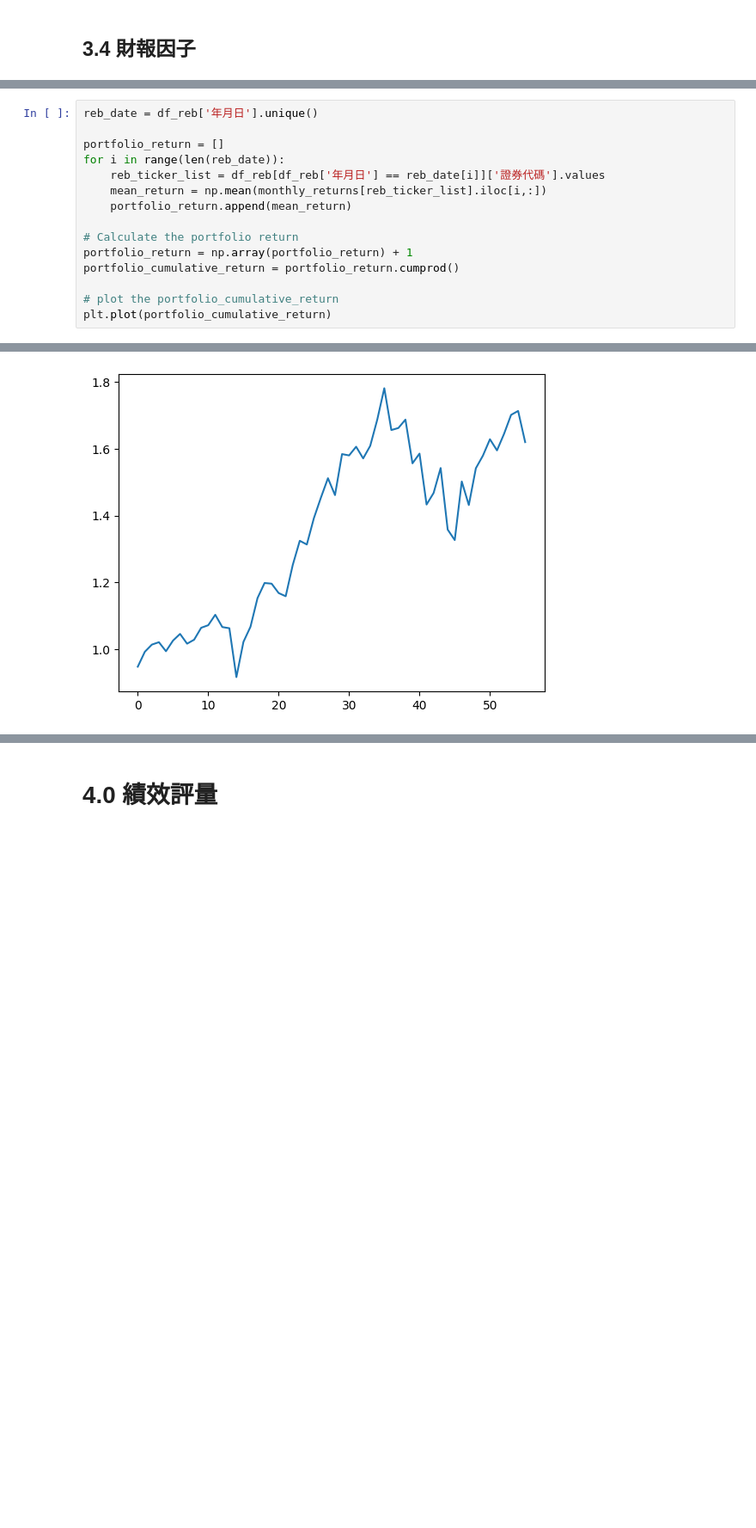
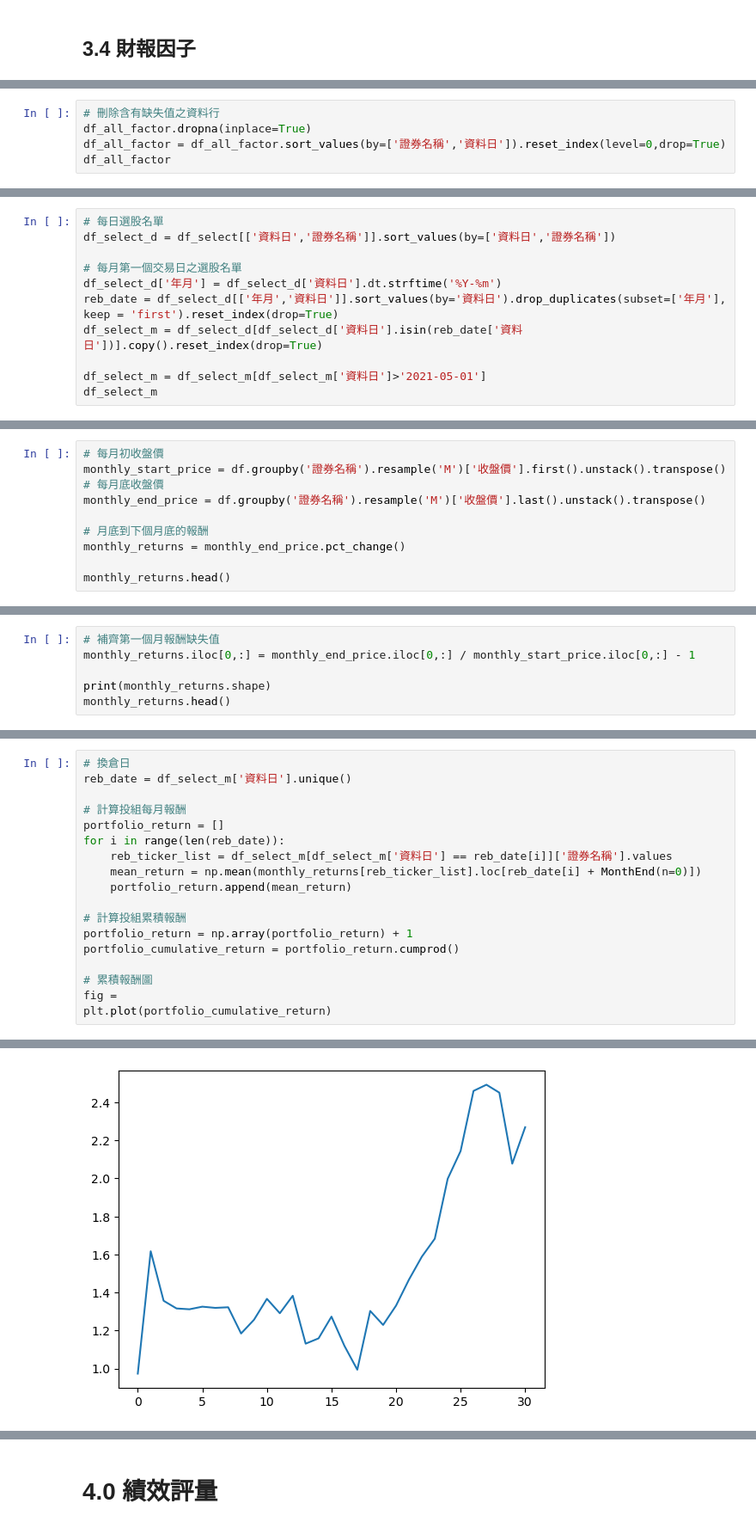
Before and after one commit to Wayne0807/FCU, a Jupyter notebook: 課堂練習.ipynb, the cells around one changed output, grey strips where cells are left out. Shown: that part at 86% size. Cells and saved outputs as stored; diff of their text form; blank space fills up the shorter version.

```diff
--- a/課堂練習.ipynb
+++ b/課堂練習.ipynb
@@ -556,0 +778,5 @@ df_rank.reset_index(drop=True, inplace=True)
+# %%
+# 刪除含有缺失值之資料行
+df_all_factor.dropna(inplace=True)
+df_all_factor = df_all_factor.sort_values(by=['證券名稱','資料日']).reset_index(level=0,drop=True)
+df_all_factor
@@ -556,0 +831,11 @@ df_rank.reset_index(drop=True, inplace=True)
+# %%
+# 每日選股名單
+df_select_d = df_select[['資料日','證券名稱']].sort_values(by=['資料日','證券名稱'])
+
+# 每月第一個交易日之選股名單
+df_select_d['年月'] = df_select_d['資料日'].dt.strftime('%Y-%m')
+reb_date = df_select_d[['年月','資料日']].sort_values(by='資料日').drop_duplicates(subset=['年月'], keep = 'first').reset_index(drop=True)
+df_select_m = df_select_d[df_select_d['資料日'].isin(reb_date['資料日'])].copy().reset_index(drop=True)
+
+df_select_m = df_select_m[df_select_m['資料日']>'2021-05-01']
+df_select_m
@@ -642,0 +876,10 @@ df_reb.head()
+# %%
+# 每月初收盤價
+monthly_start_price = df.groupby('證券名稱').resample('M')['收盤價'].first().unstack().transpose()
+# 每月底收盤價
+monthly_end_price = df.groupby('證券名稱').resample('M')['收盤價'].last().unstack().transpose()
+
+# 月底到下個月底的報酬
+monthly_returns = monthly_end_price.pct_change()
+
+monthly_returns.head()
@@ -642,0 +895,6 @@ df_reb.head()
+# %%
+# 補齊第一個月報酬缺失值
+monthly_returns.iloc[0,:] = monthly_end_price.iloc[0,:] / monthly_start_price.iloc[0,:] - 1
+
+print(monthly_returns.shape)
+monthly_returns.head()
@@ -643,21 +911,24 @@ df_reb.head()
 # %%
-reb_date = df_reb['年月日'].unique()
+# 換倉日
+reb_date = df_select_m['資料日'].unique()
 
+# 計算投組每月報酬
 portfolio_return = []
 for i in range(len(reb_date)):
-    reb_ticker_list = df_reb[df_reb['年月日'] == reb_date[i]]['證券代碼'].values
-    mean_return = np.mean(monthly_returns[reb_ticker_list].iloc[i,:])
+    reb_ticker_list = df_select_m[df_select_m['資料日'] == reb_date[i]]['證券名稱'].values
+    mean_return = np.mean(monthly_returns[reb_ticker_list].loc[reb_date[i] + MonthEnd(n=0)])
     portfolio_return.append(mean_return)
 
-# Calculate the portfolio return
+# 計算投組累積報酬
 portfolio_return = np.array(portfolio_return) + 1
 portfolio_cumulative_return = portfolio_return.cumprod()
 
-# plot the portfolio_cumulative_return
+# 累積報酬圖
+fig =
 plt.plot(portfolio_cumulative_return)
 # %% [output]
 [<matplotlib.lines.Line2D at 0x...>]
-[figure, old version]
+[figure, new version]
 # %% [markdown]
 ### 課堂實作練習:
 
```
Also changed, not shown: parts of 62 cells of this notebook.
